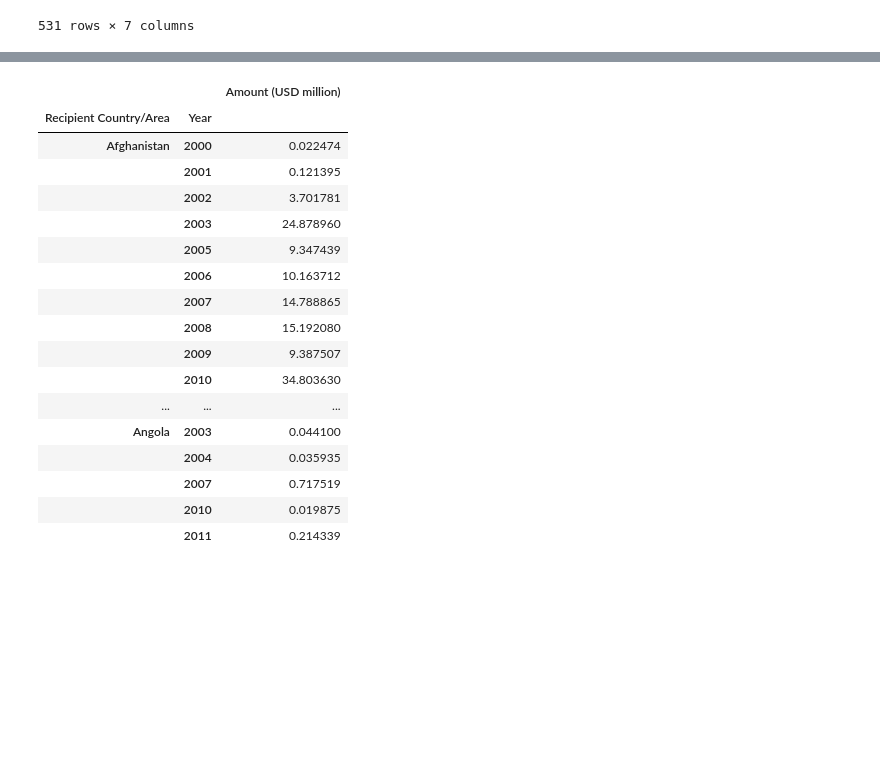
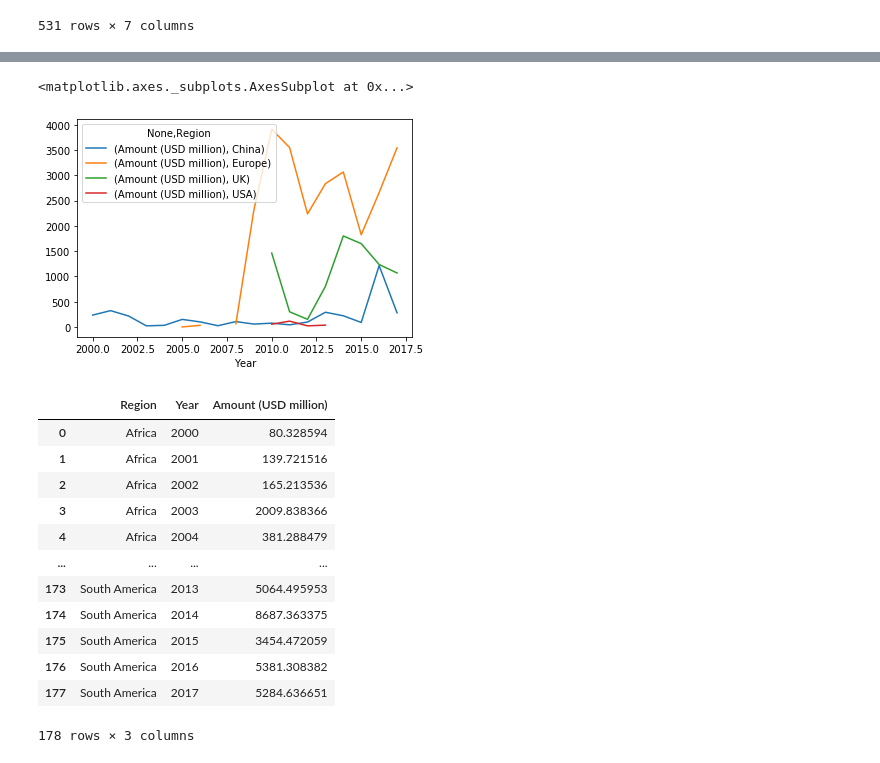
Before and after one commit to coreymcculley/Investigation-into-Carbon-Emmisions-and-Renenwable-Energy, a Jupyter notebook: Renewables investment data.ipynb, the cells around one changed output, grey strips where cells are left out. Drawn from its saved outputs; the diff is of its cells as text; code cells hidden in the pictures; blank space fills up the shorter version.

```diff
--- a/Renewables investment data.ipynb
+++ b/Renewables investment data.ipynb
@@ -188,23 +156,27 @@ sum_countries.head(20)
+# %%
+
+sum_countries = Countries_df.replace({'Asia':'China', "North America":'USA', "Great Britain":'UK'}).groupby(['Region','Year']).sum()
+# sum_countries = sum_countries.rename_axis(index={'Asia':'China'})
+# sum_countries.reset_index()
+sum_countries.unstack(level=0).plot.line(subplots=False)
+# %% [output]
+<matplotlib.axes._subplots.AxesSubplot at 0x...>
+[figure, added]
 # %%
 #Use GroupBy in order to aggregate the data according to the values in the country / year
-df_countries = df.groupby(['Recipient Country/Area','Year']).sum()
-df_countries.head(50)
+df_countries = df.groupby(['Region','Year']).sum()
+df_countries.reset_index()
 # %% [output]
-|  |  | Amount (USD million) |
-| Recipient Country/Area | Year |  |
-| Afghanistan | 2000 | 0.022474 |
-|  | 2001 | 0.121395 |
-|  | 2002 | 3.701781 |
-|  | 2003 | 24.878960 |
-|  | 2005 | 9.347439 |
-|  | 2006 | 10.163712 |
-|  | 2007 | 14.788865 |
-|  | 2008 | 15.192080 |
-|  | 2009 | 9.387507 |
-|  | 2010 | 34.803630 |
-| ... | ... | ... |
-| Angola | 2003 | 0.044100 |
-|  | 2004 | 0.035935 |
-|  | 2007 | 0.717519 |
-|  | 2010 | 0.019875 |
-|  | 2011 | 0.214339 |
+|  | Region | Year | Amount (USD million) |
+| 0 | Africa | 2000 | 80.328594 |
+| 1 | Africa | 2001 | 139.721516 |
+| 2 | Africa | 2002 | 165.213536 |
+| 3 | Africa | 2003 | 2009.838366 |
+| 4 | Africa | 2004 | 381.288479 |
+| ... | ... | ... | ... |
+| 173 | South America | 2013 | 5064.495953 |
+| 174 | South America | 2014 | 8687.363375 |
+| 175 | South America | 2015 | 3454.472059 |
+| 176 | South America | 2016 | 5381.308382 |
+| 177 | South America | 2017 | 5284.636651 |
+178 rows × 3 columns
```
Also changed, not shown: parts of 5 cells of this notebook.
